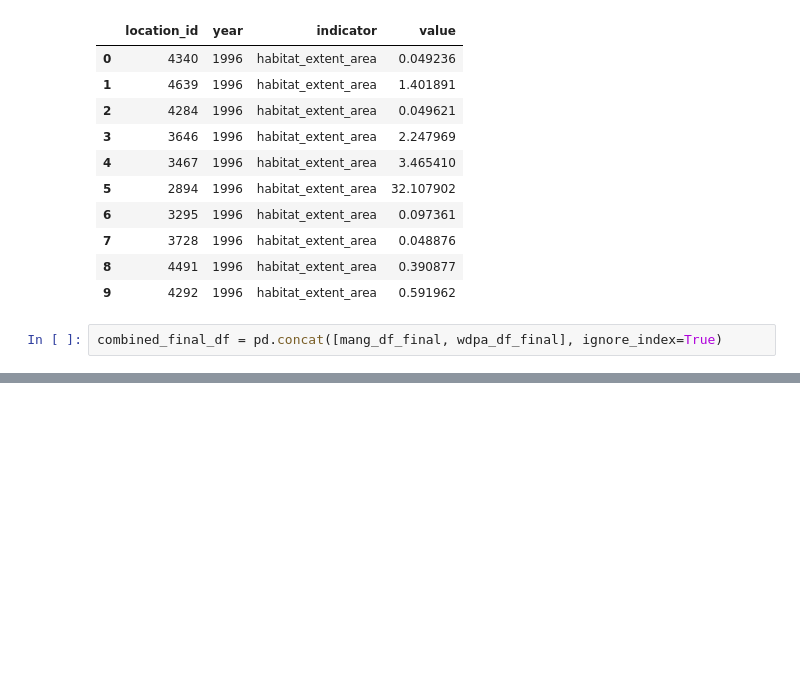
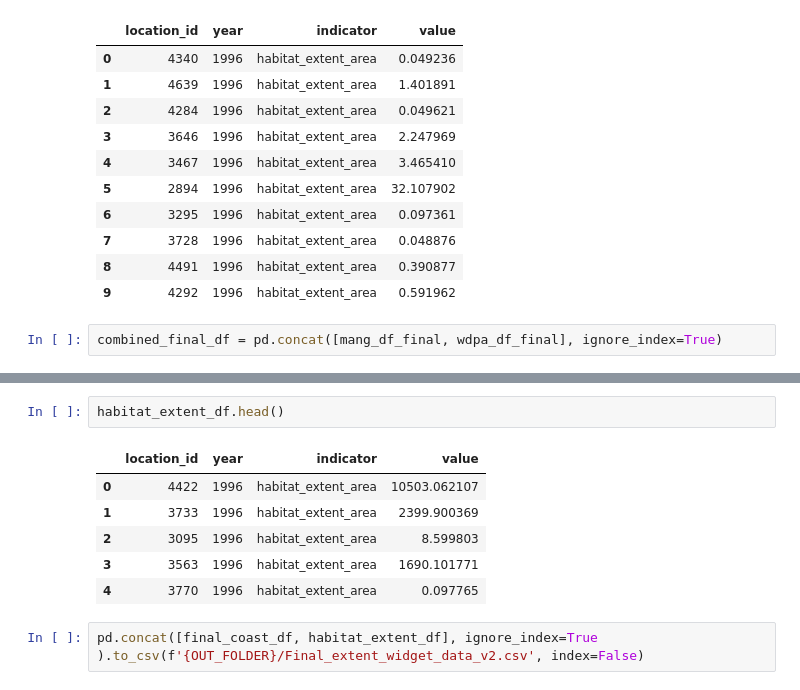
Before and after one commit to Vizzuality/mangrove-atlas, a Jupyter notebook: data/notebooks/Lab/data_processing/widgets-v2/v2_widget_extent.ipynb, the cells around one changed output, grey strips where cells are left out. Cells and saved outputs as stored; diff of their text form; blank space fills up the shorter version.

```diff
--- a/data/notebooks/Lab/data_processing/widgets-v2/v2_widget_extent.ipynb
+++ b/data/notebooks/Lab/data_processing/widgets-v2/v2_widget_extent.ipynb
@@ -260,0 +302,12 @@ combined_final_df.to_csv('../../../../data/UPDATED_extent_widget_data_v2.csv', i
+# %%
+habitat_extent_df.head()
+# %% [output]
+|  | location_id | year | indicator | value |
+| 0 | 4422 | 1996 | habitat_extent_area | 10503.062107 |
+| 1 | 3733 | 1996 | habitat_extent_area | 2399.900369 |
+| 2 | 3095 | 1996 | habitat_extent_area | 8.599803 |
+| 3 | 3563 | 1996 | habitat_extent_area | 1690.101771 |
+| 4 | 3770 | 1996 | habitat_extent_area | 0.097765 |
+# %%
+pd.concat([final_coast_df, habitat_extent_df], ignore_index=True
+).to_csv(f'{OUT_FOLDER}/Final_extent_widget_data_v2.csv', index=False)
```
Also changed, not shown: parts of 9 cells of this notebook, 6 other files.
